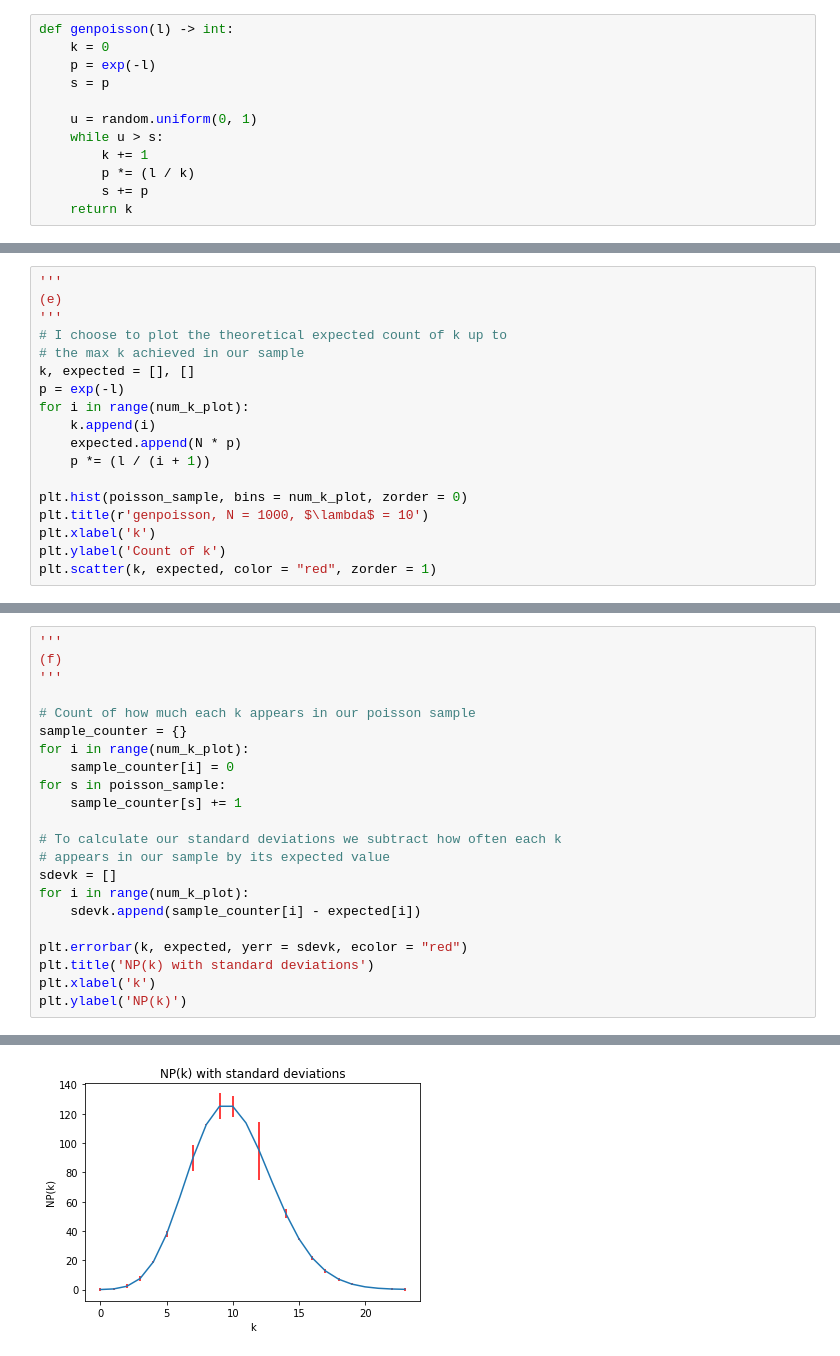
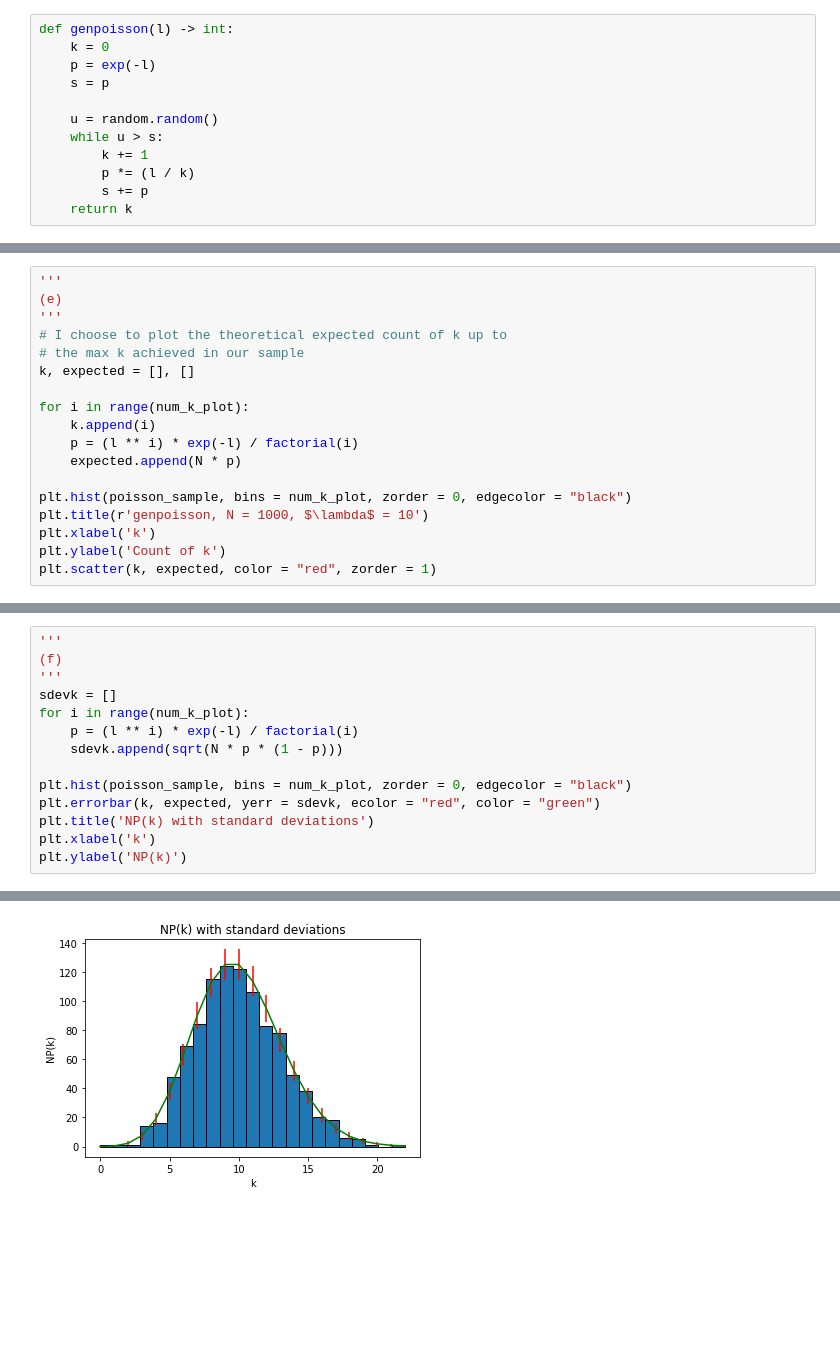
Before and after one commit to JChenster/APHY_470, a Jupyter notebook: hw1/Jeffrey_Chen_hw1.ipynb, the cells around one changed output, grey strips where cells are left out. Drawn from its saved outputs; the diff is of its cells as text; blank space fills up the shorter version.

```diff
--- a/hw1/Jeffrey_Chen_hw1.ipynb
+++ b/hw1/Jeffrey_Chen_hw1.ipynb
@@ -8,7 +8,7 @@ def genpoisson(l) -> int:
     p = exp(-l)
     s = p
 
-    u = random.uniform(0, 1)
+    u = random.random()
     while u > s:
         k += 1
         p *= (l / k)
@@ -40,13 +40,13 @@ Text(0, 0.5, 'Count of k')
 # I choose to plot the theoretical expected count of k up to
 # the max k achieved in our sample
 k, expected = [], []
-p = exp(-l)
+
 for i in range(num_k_plot):
     k.append(i)
+    p = (l ** i) * exp(-l) / factorial(i)
     expected.append(N * p)
-    p *= (l / (i + 1))
 
-plt.hist(poisson_sample, bins = num_k_plot, zorder = 0)
+plt.hist(poisson_sample, bins = num_k_plot, zorder = 0, edgecolor = "black")
 plt.title(r'genpoisson, N = 1000, $\lambda$ = 10')
 plt.xlabel('k')
 plt.ylabel('Count of k')
@@ -57,26 +57,18 @@ plt.scatter(k, expected, color = "red", zorder = 1)
 # %%
 '''
 (f)
 '''
-
-# Count of how much each k appears in our poisson sample
-sample_counter = {}
-for i in range(num_k_plot):
-    sample_counter[i] = 0
-for s in poisson_sample:
-    sample_counter[s] += 1
-
-# To calculate our standard deviations we subtract how often each k
-# appears in our sample by its expected value
 sdevk = []
 for i in range(num_k_plot):
-    sdevk.append(sample_counter[i] - expected[i])
+    p = (l ** i) * exp(-l) / factorial(i)
+    sdevk.append(sqrt(N * p * (1 - p)))
 
-plt.errorbar(k, expected, yerr = sdevk, ecolor = "red")
+plt.hist(poisson_sample, bins = num_k_plot, zorder = 0, edgecolor = "black")
+plt.errorbar(k, expected, yerr = sdevk, ecolor = "red", color = "green")
 plt.title('NP(k) with standard deviations')
 plt.xlabel('k')
 plt.ylabel('NP(k)')
 # %% [output]
 Text(0, 0.5, 'NP(k)')
-[figure, old version]
+[figure, new version]
 # %% [markdown]
```
Also changed, not shown: parts of 4 cells of this notebook.
